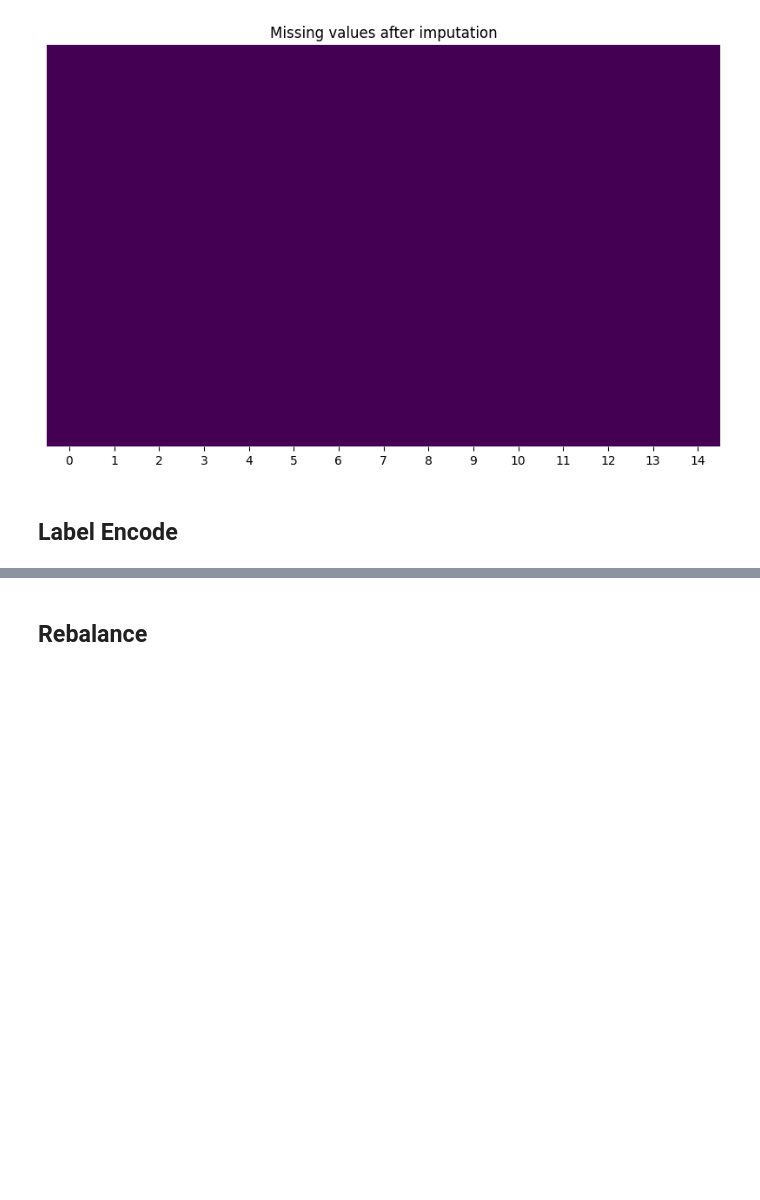
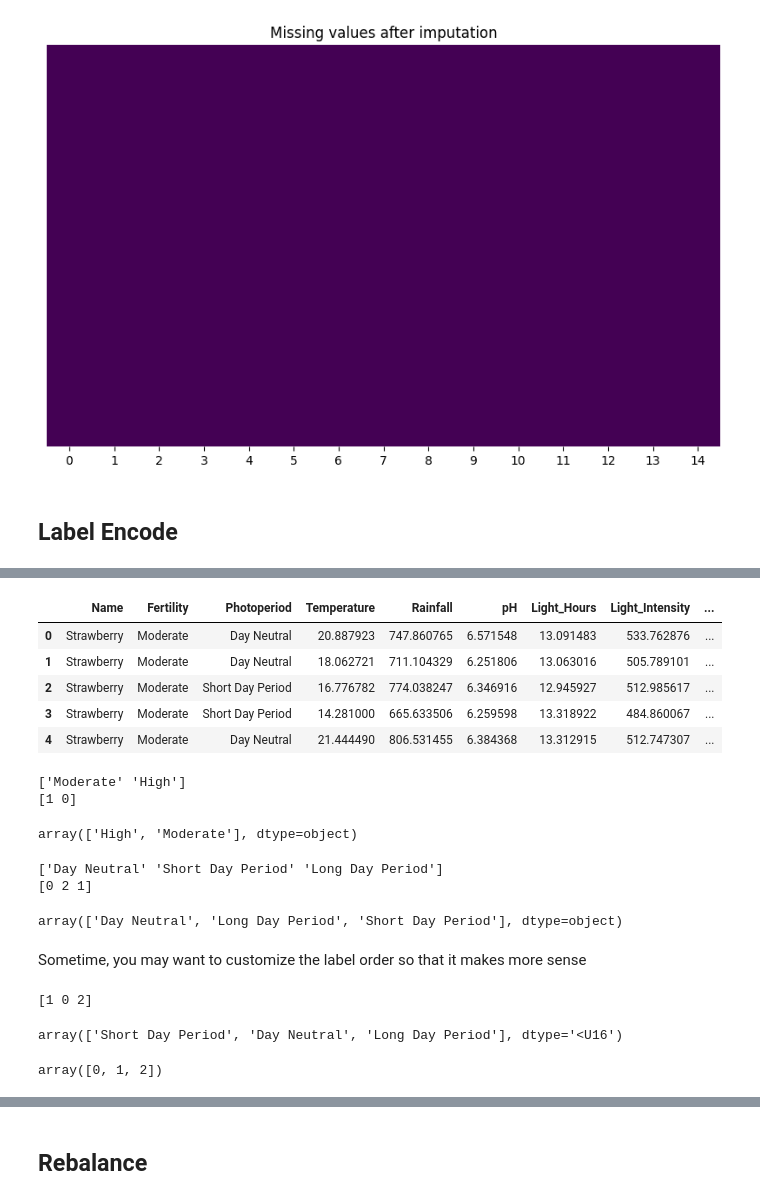
Before and after one commit to LeoLYW12138/ML-Logbook, a Jupyter notebook: Preprocessing/preprocess.ipynb, the cells around one changed output, grey strips where cells are left out. Cells and saved outputs as stored; diff of their text form; code cells hidden in the pictures; blank space fills up the shorter version.

```diff
--- a/Preprocessing/preprocess.ipynb
+++ b/Preprocessing/preprocess.ipynb
@@ -182,3 +182,5 @@ Text(0.5, 1.0, 'Missing values after imputation')
 [figure]
 # %% [markdown]
 ## Label Encode
+# %%
+df = pd.read_csv("../data/Soil Nutrients.csv")
@@ -184,0 +207,9 @@ Text(0.5, 1.0, 'Missing values after imputation')
+# %%
+df.head()
+# %% [output]
+|  | Name | Fertility | Photoperiod | Temperature | Rainfall | pH | Light_Hours | Light_Intensity | ... |
+| 0 | Strawberry | Moderate | Day Neutral | 20.887923 | 747.860765 | 6.571548 | 13.091483 | 533.762876 | ... |
+| 1 | Strawberry | Moderate | Day Neutral | 18.062721 | 711.104329 | 6.251806 | 13.063016 | 505.789101 | ... |
+| 2 | Strawberry | Moderate | Short Day Period | 16.776782 | 774.038247 | 6.346916 | 12.945927 | 512.985617 | ... |
+| 3 | Strawberry | Moderate | Short Day Period | 14.281000 | 665.633506 | 6.259598 | 13.318922 | 484.860067 | ... |
+| 4 | Strawberry | Moderate | Day Neutral | 21.444490 | 806.531455 | 6.384368 | 13.312915 | 512.747307 | ... |
@@ -184,0 +218,42 @@ Text(0.5, 1.0, 'Missing values after imputation')
+# %%
+print(df["Fertility"].unique())
+
+fertility_label_encoder = LabelEncoder()
+df["Fertility_encoded"] = fertility_label_encoder.fit_transform(df["Fertility"])
+print(df["Fertility_encoded"].unique())
+fertility_label_encoder.classes_
+# %% [output]
+['Moderate' 'High']
+[1 0]
+array(['High', 'Moderate'], dtype=object)
+# %%
+print(df["Photoperiod"].unique())
+
+photoperiod_label_encoder = LabelEncoder()
+df["Photoperiod_encoded"] = photoperiod_label_encoder.fit_transform(df["Photoperiod"])
+print(df["Photoperiod_encoded"].unique())
+photoperiod_label_encoder.classes_
+# %% [output]
+['Day Neutral' 'Short Day Period' 'Long Day Period']
+[0 2 1]
+array(['Day Neutral', 'Long Day Period', 'Short Day Period'], dtype=object)
+# %% [markdown]
+Sometime, you may want to customize the label order so that it makes more sense
+# %%
+photoperiod_label_encoder = LabelEncoder()
+photoperiod_label_encoder.fit(["Short Day Period", "Day Neutral", "Long Day Period"])
+photoperiod_label_encoder.classes_ = np.array(
+    ["Short Day Period", "Day Neutral", "Long Day Period"]
+)
+df["Photoperiod_encoded"] = photoperiod_label_encoder.transform(df["Photoperiod"])
+print(df["Photoperiod_encoded"].unique())
+photoperiod_label_encoder.classes_
+# %% [output]
+[1 0 2]
+array(['Short Day Period', 'Day Neutral', 'Long Day Period'], dtype='<U16')
+# %%
+photoperiod_label_encoder.transform(
+    ["Short Day Period", "Day Neutral", "Long Day Period"]
+)
+# %% [output]
+array([0, 1, 2])
```
Also changed, not shown: parts of 6 cells of this notebook, 1 other file.
